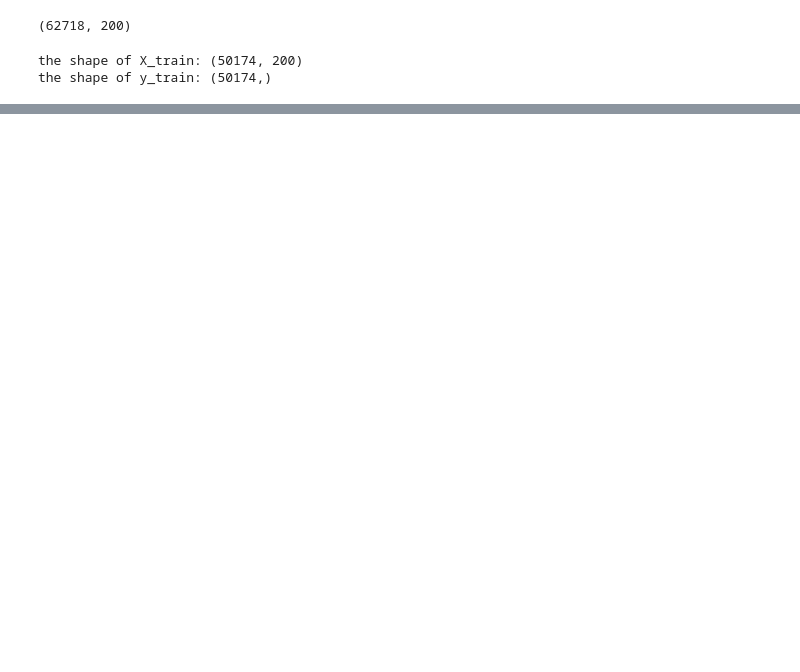
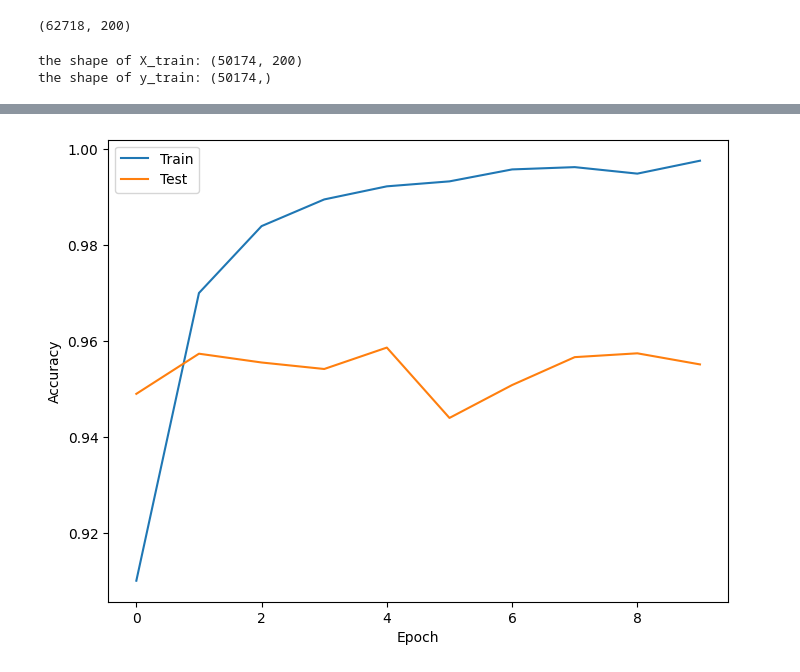
Before and after one commit to safiqurrahmang7/Project-Fake_news_classifier, a Jupyter notebook: notebooks/Model_Training.ipynb, the cells around one changed output, grey strips where cells are left out. Drawn from its saved outputs; the diff is of its cells as text; code cells hidden in the pictures; blank space fills up the shorter version.

Commit message:
Improving the model performance

```diff
--- a/notebooks/Model_Training.ipynb
+++ b/notebooks/Model_Training.ipynb
@@ -19,4 +23,4 @@ df['text'] = df['text'].astype(str)
 # %%
+#tokenizing the text column
 tokenizer = Tokenizer(num_words=10000, oov_token="<OOV>")
-tokenizer.fit_on_texts(df['text'])
-vocab_size = len(tokenizer.word_index)
+tokenizer.fit_on_texts(df['cleaned_text'])
@@ -30,4 +27,6 @@ max_length = max(sequence_lengths)
 # %%
+#sequencing and padding the text column
+sequences = tokenizer.texts_to_sequences(df['cleaned_text'])
 padded_text = pad_sequences(sequences,maxlen = 200, padding='post', truncating='post')
 
 print(padded_text.shape)
@@ -49,22 +48,24 @@ print('the shape of y_train:',y_train.shape)
 the shape of X_train: (50174, 200)
 the shape of y_train: (50174,)
 # %%
+#Building the model an Bidirectional LSTM model with Dropout Layers
 from tensorflow.keras.models import Sequential
 from tensorflow.keras.layers import Embedding, Bidirectional, LSTM,Dense, Dropout, SpatialDropout1D
 from tensorflow.keras.optimizers import Adam
 
 model = Sequential()
-model.add(Embedding(input_dim=10000, output_dim=100))
-model.add(Bidirectional(LSTM(64, return_sequences=True)))  # Bidirectional LSTM layer
-model.add(Dropout(0.5))  # Dropout for regularization
-model.add(Bidirectional(LSTM(32)))  # Another Bidirectional LSTM layer
-model.add(Dropout(0.5))
+model.add(Embedding(input_dim=10000, output_dim=256, input_length=200,kernel_regularizer=l2(0.01)))  # Embedding layer
+model.add(SpatialDropout1D(0.2))
+model.add(Bidirectional(LSTM(128, return_sequences=True)))  # Bidirectional LSTM layer
+model.add(Dropout(0.2))  # Dropout for regularization
+model.add(Bidirectional(LSTM(64)))  # Another Bidirectional LSTM layer
+model.add(Dropout(0.2))
 model.add(Dense(1, activation='sigmoid'))  # Output layer for binary classification
 
 
-# Compile the model
+# Compiling the model
 model.compile(loss='binary_crossentropy', optimizer=Adam(learning_rate=0.001), metrics=['accuracy'])
 # %%
-# Step 7: Training the Model
-history = model.fit(X_train, y_train, epochs=5, batch_size=64, validation_data=(X_test, y_test), verbose=2)
+#Training the Model
+history = model.fit(X_train, y_train, epochs=10, batch_size=128, validation_data=(X_test, y_test), verbose=2)
 # %% [output]
@@ -112,0 +130,10 @@ sns.heatmap(cm, annot=True, fmt='d', cmap='Blues', xticklabels=['Real', 'Fake'],
+# %%
+plt.figure(figsize=(8, 6))
+plt.plot(history.history['accuracy'])
+plt.plot(history.history['val_accuracy'])
+plt.xlabel('Epoch')
+plt.ylabel('Accuracy')
+plt.legend(['Train', 'Test'])
+plt.show()
+# %% [output]
+[figure, added]
```
Also changed, not shown: parts of 18 cells of this notebook.
